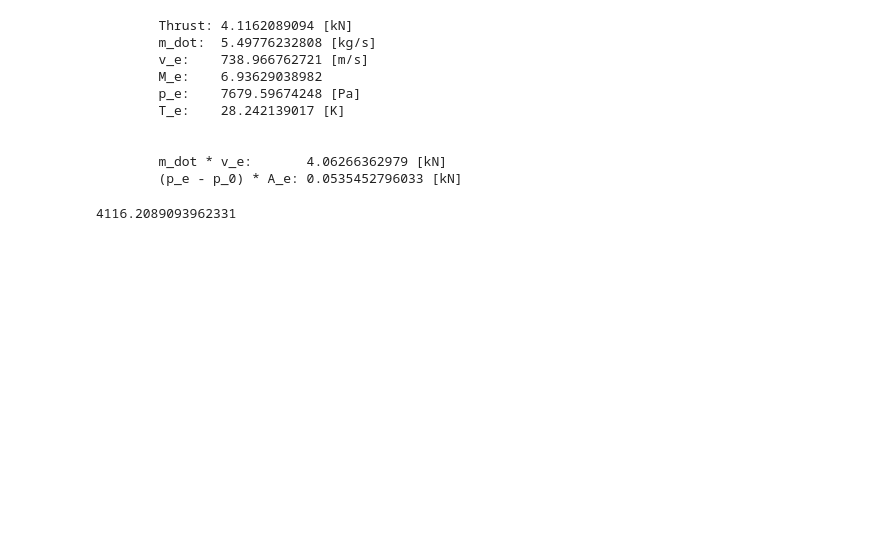
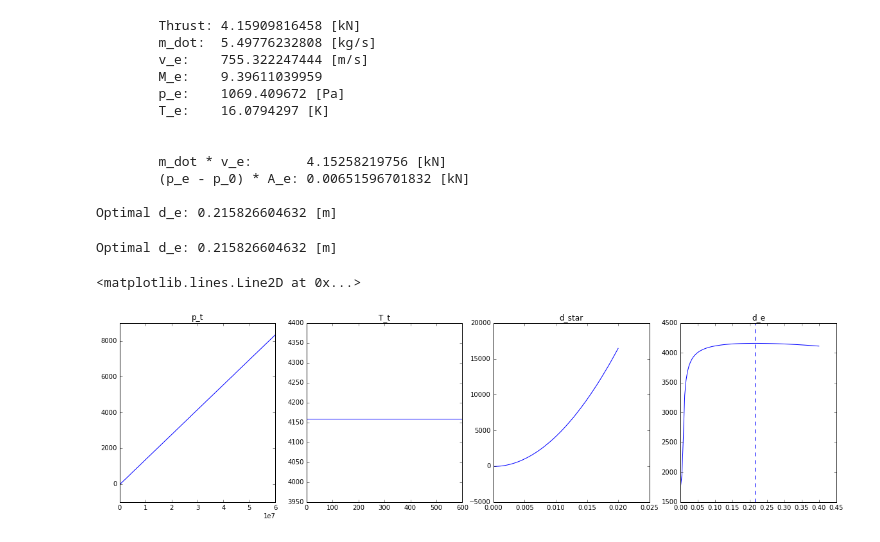
Before and after one commit to morloy/aero_propulsion, a Jupyter notebook: Thrust.ipynb, the cells around one changed output. Cells and saved outputs as stored; diff of their text form; code cells hidden in the pictures; blank space fills up the shorter version.

Commit message:
compute optimal d_e

```diff
--- a/Thrust.ipynb
+++ b/Thrust.ipynb
@@ -1,6 +1,6 @@
 # %%
 import numpy as np
-from scipy.optimize import fsolve
+from scipy.optimize import fsolve, minimize_scalar
 
 import matplotlib.pyplot as plt
 %matplotlib inline
@@ -12,12 +12,14 @@ import matplotlib.pyplot as plt
 p_t = 300. * 10**5  # pressure in tank [Pa]
 T_t = 300.          # temperature in tank [K]
 d_star = .01        # diameter at throat [m]
-d_e = .1            # diameter at exit [m]
+d_e = .2            # diameter at exit [m]
+
+
+gam = 1.4           # specific heat ratio for oxygen
+R = 287.058         # specific gas constant for oxygen [J/kg/K]
+p_0 = 862.          # vacuum tube pressure [Pa]
 
 def computeThrust(p_t, T_t, d_star, d_e, debug=False):
-    gam = 1.4           # specific heat ratio for oxygen
-    R = 287.058         # specific gas constant for oxygen [J/kg/K]
-    p_0 = 862.          # vacuum tube pressure [Pa]
 
 
     A_e = np.pi * (d_e/2.)**2.
@@ -52,15 +54,51 @@ def computeThrust(p_t, T_t, d_star, d_e, debug=False):
 
 computeThrust(p_t, T_t, d_star, d_e, True)
 # %% [output]
-        Thrust: 4.1162089094 [kN]
+        Thrust: 4.15909816458 [kN]
         m_dot:  5.49776232808 [kg/s]
-        v_e:    738.966762721 [m/s]
-        M_e:    6.93629038982
-        p_e:    7679.59674248 [Pa]
-        T_e:    28.242139017 [K]
+        v_e:    755.322247444 [m/s]
+        M_e:    9.39611039959
+        p_e:    1069.409672 [Pa]
+        T_e:    16.0794297 [K]
 
 
-        m_dot * v_e:       4.06266362979 [kN]
-        (p_e - p_0) * A_e: 0.0535452796033 [kN]
+        m_dot * v_e:       4.15258219756 [kN]
+        (p_e - p_0) * A_e: 0.00651596701832 [kN]
+
+Optimal d_e: 0.215826604632 [m]
-4116.2089093962331
+# %%
+# Thrust vs [ p_t, T_t, d_star, d_e ]
+
+# Actual value in center of the x-axis
+
+plt.rcParams['figure.figsize'] = (20, 5)
+thrust = np.vectorize(computeThrust)
+
+f, ax = plt.subplots(1,4)
+
+p = np.linspace(0.,2.*p_t,100)
+ax[0].set_title('p_t')
+ax[0].plot(p, thrust(p, T_t, d_star, d_e))
+
+T = np.linspace(1.,2.*T_t,100)
+ax[1].set_title('T_t')
+ax[1].plot(T, thrust(p_t, T, d_star, d_e))
+
+d = np.linspace(0.0001,2.*d_star,100)
+ax[2].set_title('d_star')
+ax[2].plot(d, thrust(p_t, T_t, d, d_e))
+
+
+d = np.linspace(0.0001,2.*d_e,100)
+
+d_e_opt = minimize_scalar(lambda d: -computeThrust(p_t, T_t, d_star, d)).x
+print "Optimal d_e: {} [m]".format(d_e_opt)
+
+ax[3].set_title('d_e')
+ax[3].plot(d, thrust(p_t, T_t, d_star, d))
+ax[3].axvline(d_e_opt, linestyle='dashed')
+# %% [output]
+Optimal d_e: 0.215826604632 [m]
+<matplotlib.lines.Line2D at 0x...>
+[figure, added]
 # %%
```
Also changed, not shown: parts of 3 cells of this notebook.
